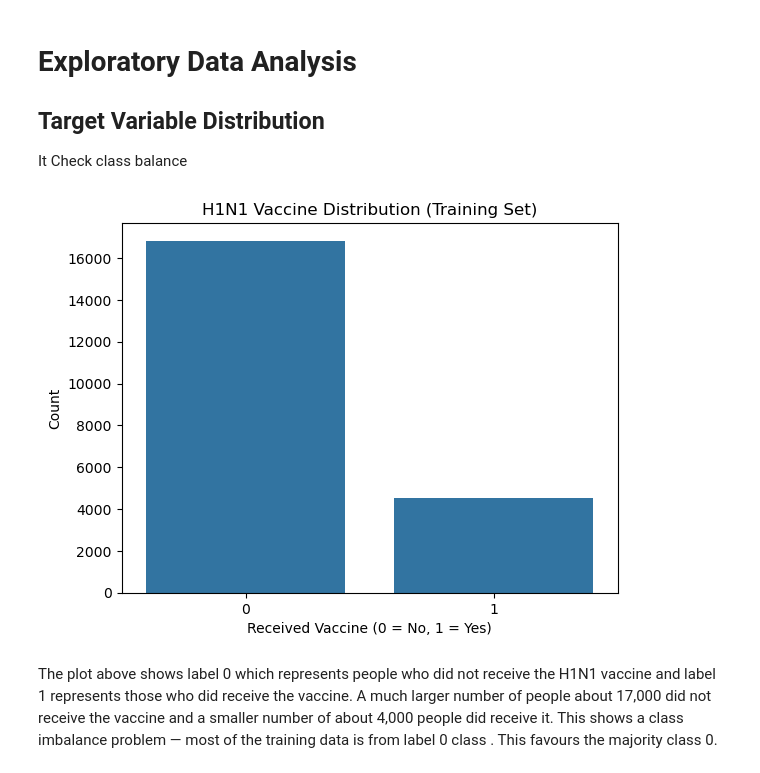
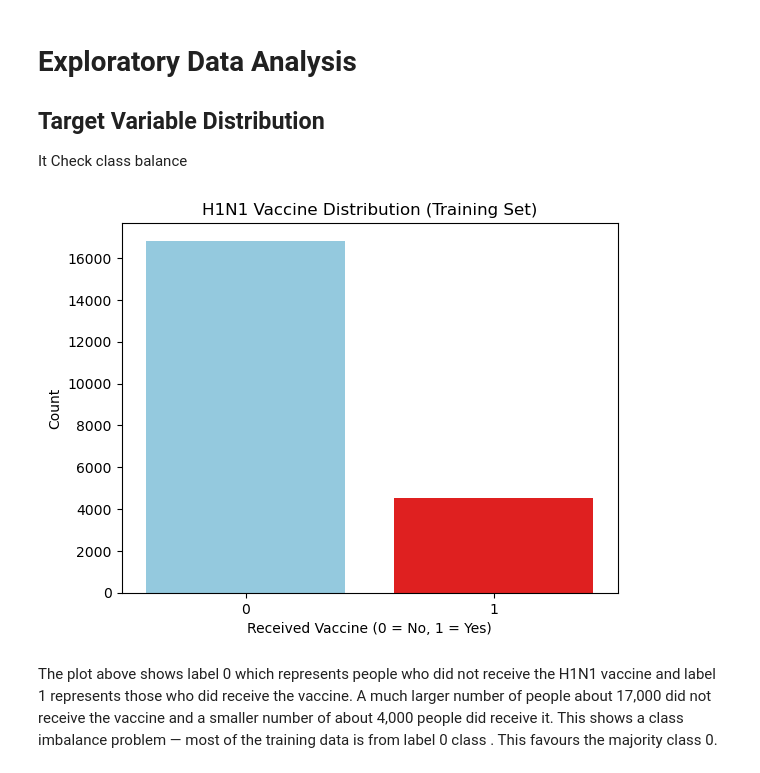
Before and after one commit to Irene-coder-dot/predicting_H1N1_targetvariable, a Jupyter notebook: H1N1_predict.ipynb, the cells around one changed output. Cells and saved outputs as stored; diff of their text form; code cells hidden in the pictures.

```diff
--- a/H1N1_predict.ipynb
+++ b/H1N1_predict.ipynb
@@ -199,13 +199,19 @@ I have used the StandardScaler inorder to standardize my numerical features to h
 ## Target Variable Distribution
 It Check class balance
 # %%
-sns.countplot(x=y_train)
+# Plotting
+# Convert y_train to DataFrame
+df = pd.DataFrame({'Vaccine': y_train})
+
+# Use hue to control color by class
+sns.countplot(data=df, x='Vaccine', hue='Vaccine', palette={0: "skyblue", 1: "red"}, legend=False)
+
 plt.title("H1N1 Vaccine Distribution (Training Set)")
 plt.xlabel("Received Vaccine (0 = No, 1 = Yes)")
 plt.ylabel("Count")
 plt.show()
 # %% [output]
-[figure, old version]
+[figure, new version]
 # %% [markdown]
 The plot above shows label 0 which represents people who did not receive the H1N1 vaccine and label 1 represents those who did receive the vaccine.
 A much larger number of people about 17,000 did not receive the vaccine and a smaller number of about 4,000 people did receive it.
```
Also changed, not shown: parts of 2 cells of this notebook.
